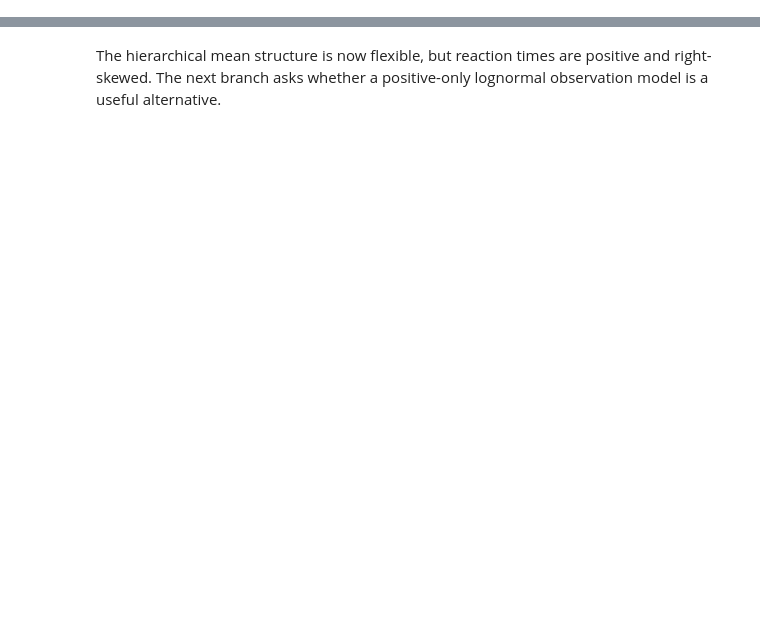
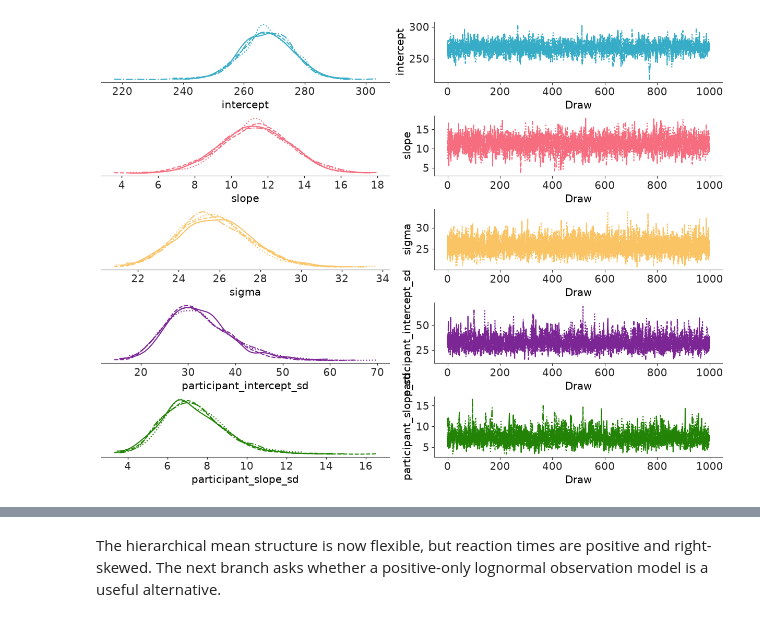
Before and after one commit to opherdonchin/BayesShortCourse, a Jupyter notebook: sleep/solved/05_varying_intercept_slope.ipynb, the cells around one changed output, grey strips where cells are left out. Saved outputs shown, nothing was run; the diff lists cells and outputs as text; code cells hidden in the pictures; blank space fills up the shorter version.

```diff
--- a/sleep/solved/05_varying_intercept_slope.ipynb
+++ b/sleep/solved/05_varying_intercept_slope.ipynb
@@ -80,0 +216,11 @@ model
+# %%
+with model:
+    idata = pm.sample(
+        draws=1000, tune=1500, chains=4, target_accept=0.95, random_seed=RANDOM_SEED
+    )
+
+print("Divergences:", int(idata["sample_stats"]["diverging"].sum().item()))
+azs.summary(
+    idata, var_names=["intercept", "slope", "sigma", "participant_intercept_sd", "participant_slope_sd"],
+    ci_prob=0.90, ci_kind="hdi", round_to=2,
+)
@@ -80,0 +242,4 @@ model
+# %%
+azp.plot_trace_dist(idata, var_names=["intercept", "slope", "sigma", "participant_intercept_sd", "participant_slope_sd"]);
+# %% [output]
+[figure, added]
```
Also changed, not shown: parts of 34 cells of this notebook.
